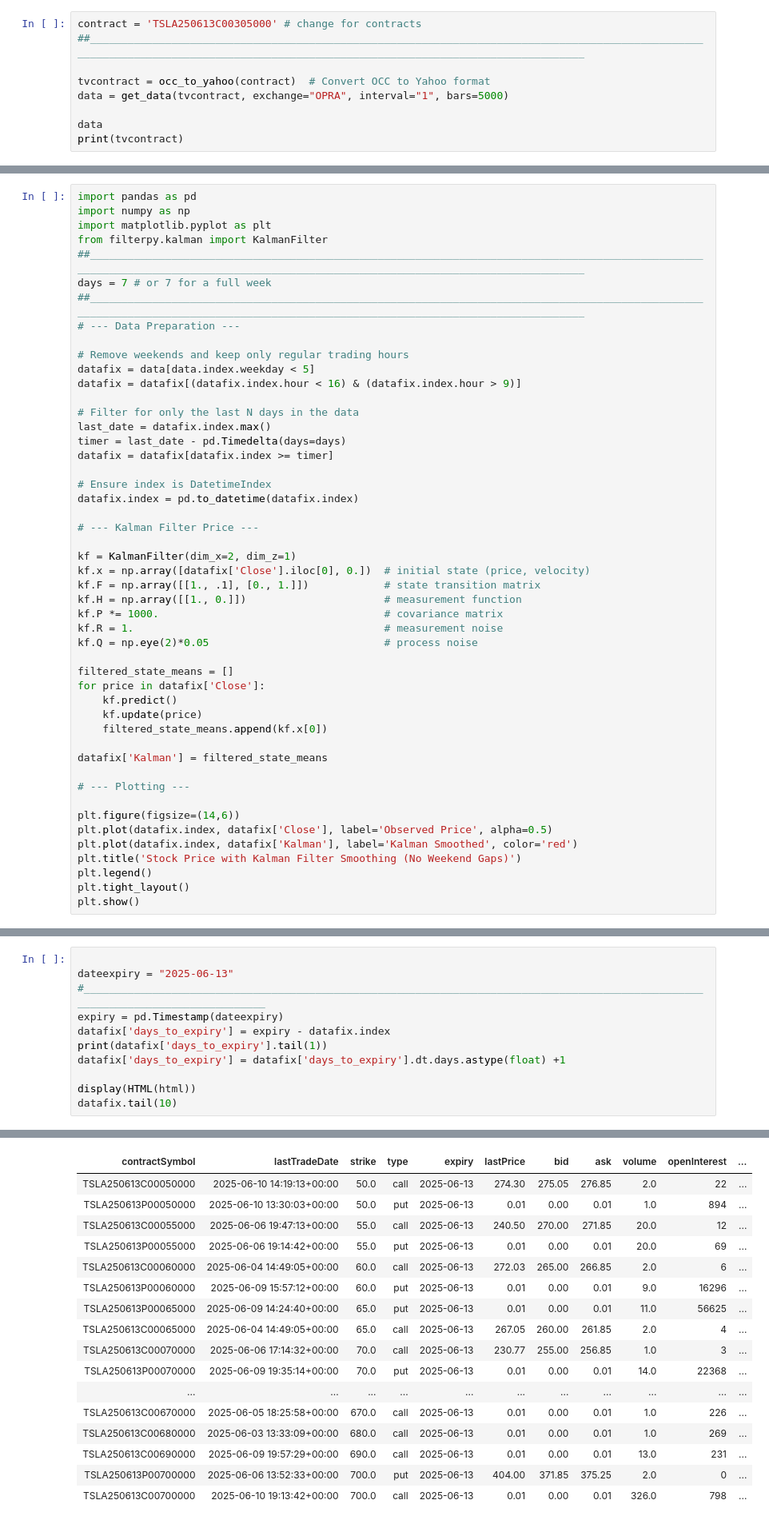
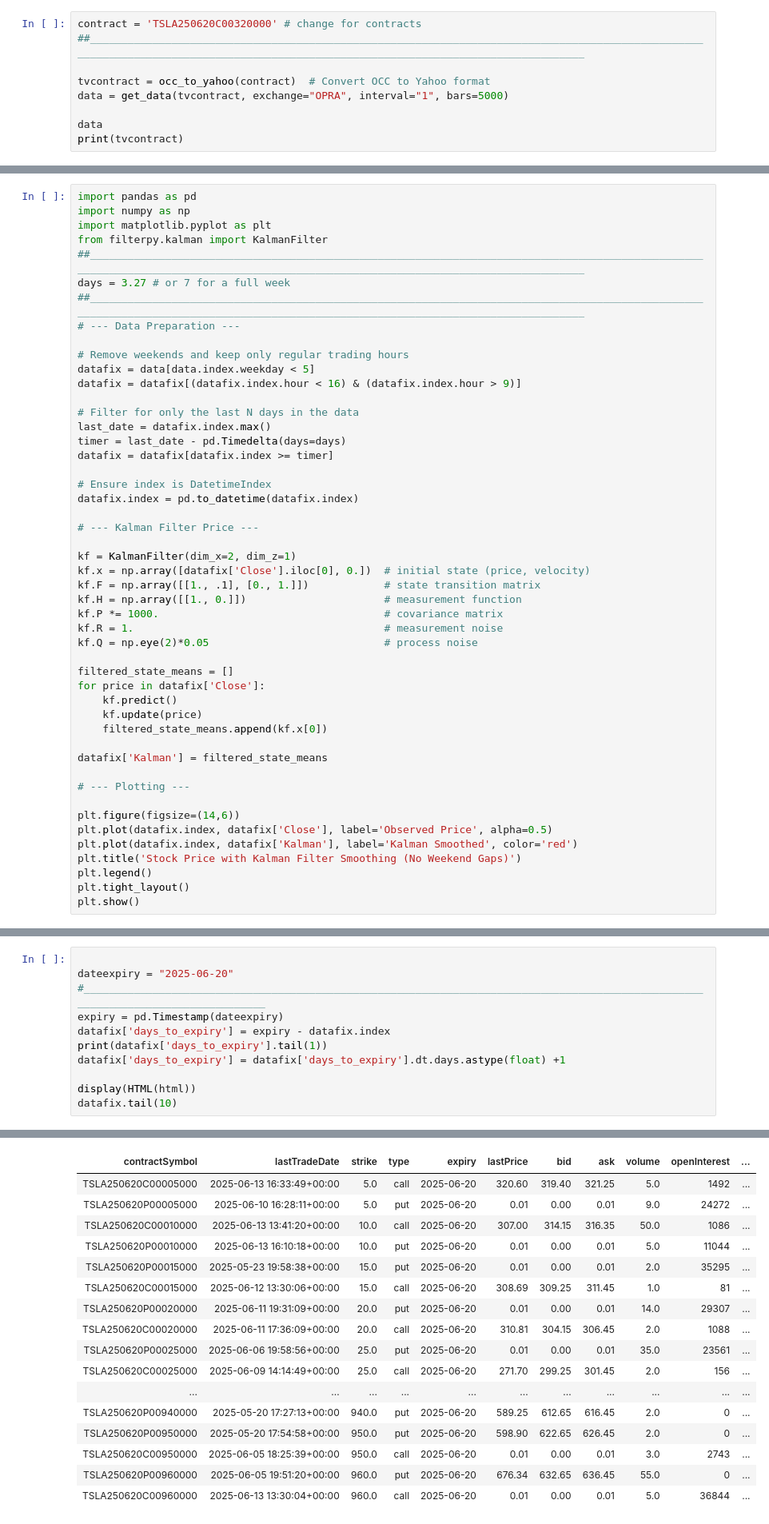
Before and after one commit to noah-Shaffer/projects, a Jupyter notebook: options trading/Options Trading.ipynb, the cells around one changed output, grey strips where cells are left out. Shown at 80% size. Drawn from its saved outputs; the diff is of its cells as text.

```diff
--- a/options trading/Options Trading.ipynb
+++ b/options trading/Options Trading.ipynb
@@ -318,6 +318,6 @@ TSLA Current price : 326.09
 Exchange : NMS
 # %%
-contract = 'TSLA250613C00305000' # change for contracts
+contract = 'TSLA250620C00320000' # change for contracts
 ##___________________________________________________________________________________________________________________________________________________________________________________
 
 tvcontract = occ_to_yahoo(contract)  # Convert OCC to Yahoo format
@@ -446,7 +429,7 @@ import numpy as np
 import matplotlib.pyplot as plt
 from filterpy.kalman import KalmanFilter
 ##___________________________________________________________________________________________________________________________________________________________________________________
-days = 7 # or 7 for a full week
+days = 3.27 # or 7 for a full week
 ##___________________________________________________________________________________________________________________________________________________________________________________
 # --- Data Preparation ---
 
@@ -581,6 +564,6 @@ TSLA250613C305.0
 # %%
 
-dateexpiry = "2025-06-13"
+dateexpiry = "2025-06-20"
 #_________________________________________________________________________________________________________________________________
 expiry = pd.Timestamp(dateexpiry)
 datafix['days_to_expiry'] = expiry - datafix.index
@@ -595,20 +578,20 @@ Date
 Name: days_to_expiry, dtype: timedelta64[ns]
 | contractSymbol | lastTradeDate | strike | type | expiry | lastPrice | bid | ask | volume | openInterest | ... |
-| TSLA250613C00050000 | 2025-06-10 14:19:13+00:00 | 50.0 | call | 2025-06-13 | 274.30 | 275.05 | 276.85 | 2.0 | 22 | ... |
-| TSLA250613P00050000 | 2025-06-10 13:30:03+00:00 | 50.0 | put | 2025-06-13 | 0.01 | 0.00 | 0.01 | 1.0 | 894 | ... |
-| TSLA250613C00055000 | 2025-06-06 19:47:13+00:00 | 55.0 | call | 2025-06-13 | 240.50 | 270.00 | 271.85 | 20.0 | 12 | ... |
-| TSLA250613P00055000 | 2025-06-06 19:14:42+00:00 | 55.0 | put | 2025-06-13 | 0.01 | 0.00 | 0.01 | 20.0 | 69 | ... |
-| TSLA250613C00060000 | 2025-06-04 14:49:05+00:00 | 60.0 | call | 2025-06-13 | 272.03 | 265.00 | 266.85 | 2.0 | 6 | ... |
-| TSLA250613P00060000 | 2025-06-09 15:57:12+00:00 | 60.0 | put | 2025-06-13 | 0.01 | 0.00 | 0.01 | 9.0 | 16296 | ... |
-| TSLA250613P00065000 | 2025-06-09 14:24:40+00:00 | 65.0 | put | 2025-06-13 | 0.01 | 0.00 | 0.01 | 11.0 | 56625 | ... |
-| TSLA250613C00065000 | 2025-06-04 14:49:05+00:00 | 65.0 | call | 2025-06-13 | 267.05 | 260.00 | 261.85 | 2.0 | 4 | ... |
-| TSLA250613C00070000 | 2025-06-06 17:14:32+00:00 | 70.0 | call | 2025-06-13 | 230.77 | 255.00 | 256.85 | 1.0 | 3 | ... |
-| TSLA250613P00070000 | 2025-06-09 19:35:14+00:00 | 70.0 | put | 2025-06-13 | 0.01 | 0.00 | 0.01 | 14.0 | 22368 | ... |
+| TSLA250620C00005000 | 2025-06-13 16:33:49+00:00 | 5.0 | call | 2025-06-20 | 320.60 | 319.40 | 321.25 | 5.0 | 1492 | ... |
+| TSLA250620P00005000 | 2025-06-10 16:28:11+00:00 | 5.0 | put | 2025-06-20 | 0.01 | 0.00 | 0.01 | 9.0 | 24272 | ... |
+| TSLA250620C00010000 | 2025-06-13 13:41:20+00:00 | 10.0 | call | 2025-06-20 | 307.00 | 314.15 | 316.35 | 50.0 | 1086 | ... |
+| TSLA250620P00010000 | 2025-06-13 16:10:18+00:00 | 10.0 | put | 2025-06-20 | 0.01 | 0.00 | 0.01 | 5.0 | 11044 | ... |
+| TSLA250620P00015000 | 2025-05-23 19:58:38+00:00 | 15.0 | put | 2025-06-20 | 0.01 | 0.00 | 0.01 | 2.0 | 35295 | ... |
+| TSLA250620C00015000 | 2025-06-12 13:30:06+00:00 | 15.0 | call | 2025-06-20 | 308.69 | 309.25 | 311.45 | 1.0 | 81 | ... |
+| TSLA250620P00020000 | 2025-06-11 19:31:09+00:00 | 20.0 | put | 2025-06-20 | 0.01 | 0.00 | 0.01 | 14.0 | 29307 | ... |
+| TSLA250620C00020000 | 2025-06-11 17:36:09+00:00 | 20.0 | call | 2025-06-20 | 310.81 | 304.15 | 306.45 | 2.0 | 1088 | ... |
+| TSLA250620P00025000 | 2025-06-06 19:58:56+00:00 | 25.0 | put | 2025-06-20 | 0.01 | 0.00 | 0.01 | 35.0 | 23561 | ... |
+| TSLA250620C00025000 | 2025-06-09 14:14:49+00:00 | 25.0 | call | 2025-06-20 | 271.70 | 299.25 | 301.45 | 2.0 | 156 | ... |
 | ... | ... | ... | ... | ... | ... | ... | ... | ... | ... | ... |
-| TSLA250613C00670000 | 2025-06-05 18:25:58+00:00 | 670.0 | call | 2025-06-13 | 0.01 | 0.00 | 0.01 | 1.0 | 226 | ... |
-| TSLA250613C00680000 | 2025-06-03 13:33:09+00:00 | 680.0 | call | 2025-06-13 | 0.01 | 0.00 | 0.01 | 1.0 | 269 | ... |
-| TSLA250613C00690000 | 2025-06-09 19:57:29+00:00 | 690.0 | call | 2025-06-13 | 0.01 | 0.00 | 0.01 | 13.0 | 231 | ... |
-| TSLA250613P00700000 | 2025-06-06 13:52:33+00:00 | 700.0 | put | 2025-06-13 | 404.00 | 371.85 | 375.25 | 2.0 | 0 | ... |
-| TSLA250613C00700000 | 2025-06-10 19:13:42+00:00 | 700.0 | call | 2025-06-13 | 0.01 | 0.00 | 0.01 | 326.0 | 798 | ... |
+| TSLA250620P00940000 | 2025-05-20 17:27:13+00:00 | 940.0 | put | 2025-06-20 | 589.25 | 612.65 | 616.45 | 2.0 | 0 | ... |
+| TSLA250620P00950000 | 2025-05-20 17:54:58+00:00 | 950.0 | put | 2025-06-20 | 598.90 | 622.65 | 626.45 | 2.0 | 0 | ... |
+| TSLA250620C00950000 | 2025-06-05 18:25:39+00:00 | 950.0 | call | 2025-06-20 | 0.01 | 0.00 | 0.01 | 3.0 | 2743 | ... |
+| TSLA250620P00960000 | 2025-06-05 19:51:20+00:00 | 960.0 | put | 2025-06-20 | 676.34 | 632.65 | 636.45 | 55.0 | 0 | ... |
+| TSLA250620C00960000 | 2025-06-13 13:30:04+00:00 | 960.0 | call | 2025-06-20 | 0.01 | 0.00 | 0.01 | 5.0 | 36844 | ... |
 |  | Open | High | Low | Close | Volume | Kalman | Kalman_Roc | MACD | Signal | MACD_Hist | ... |
 | Date |  |  |  |  |  |  |  |  |  |  | ... |
```
Also changed, not shown: parts of 18 cells of this notebook.
